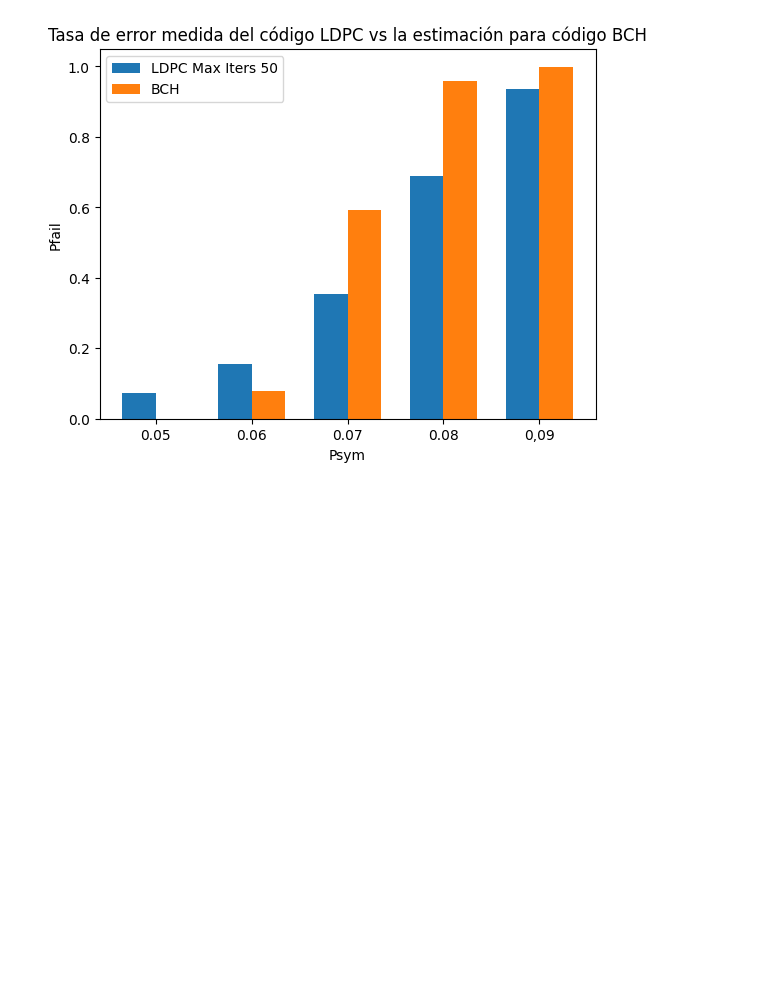
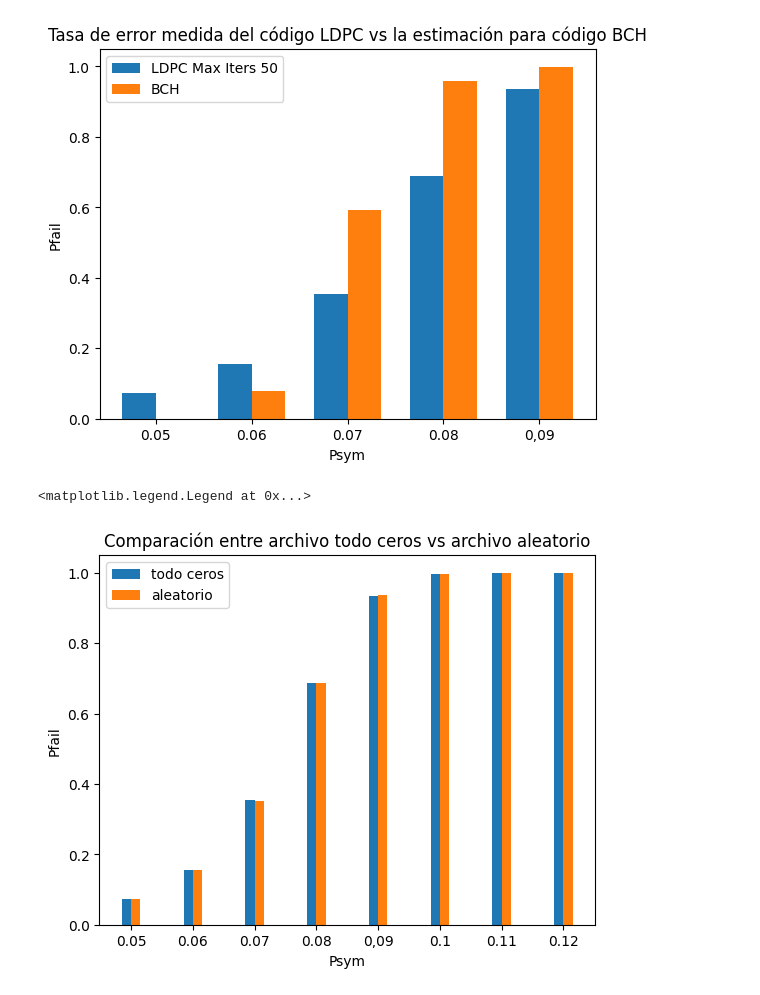
Before and after one commit to tomas-gr/ldpc_iterative_decoding, a Jupyter notebook: figures/figures.ipynb, the cells around one changed output. Saved outputs shown, nothing was run; the diff lists cells and outputs as text; code cells hidden in the pictures; blank space fills up the shorter version.

```diff
--- a/figures/figures.ipynb
+++ b/figures/figures.ipynb
@@ -62,20 +62,23 @@ plt.show()
 # %%
 channel_error_probs = ['0.05', '0.06', '0.07', '0.08', '0,09', '0.1', '0.11', '0.12']
 max_iters = [20, 50]
 pfail_data_new = np.array([7.285e-02, 1.545e-01, 3.525e-01, 6.876e-01, 9.354e-01, 9.950e-01, 1.000e+00, 1.000e+00])
 
 # Create a bar graph
 fig, ax = plt.subplots()
 
 bar_width = 0.15
 index = np.arange(len(channel_error_probs))
 
-ax.bar(index, pfail_data[1:6, 3], bar_width, label='LDPC Max Iters 50')
-ax.bar(index + bar_width, pfail_data_new, bar_width, label='BCH')
+ax.bar(index, pfail_data[1:-1, 3], bar_width, label='todo ceros')
+ax.bar(index + bar_width, pfail_data_new, bar_width, label='aleatorio')
 
 ax.set_xlabel('Psym')
 ax.set_ylabel('Pfail')
-ax.set_title('Efecto del número máximo de iteraciones sobre\n la probabilidad de error en decodificación')
+ax.set_title('Comparación entre archivo todo ceros vs archivo aleatorio')
 ax.set_xticks(index + bar_width * (len(max_iters) - 1) / 2)
 ax.set_xticklabels(channel_error_probs)
 ax.legend()
+# %% [output]
+<matplotlib.legend.Legend at 0x...>
+[figure, added]
```
Also changed, not shown: 4 other files.
